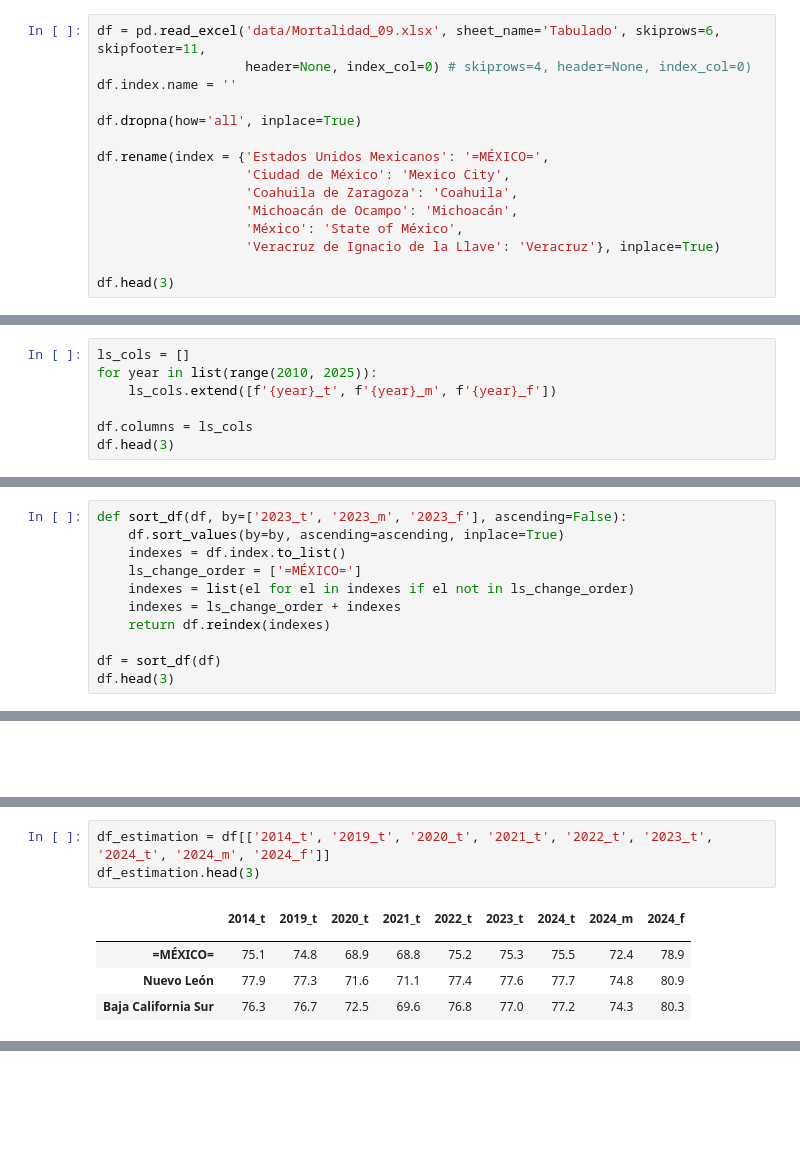
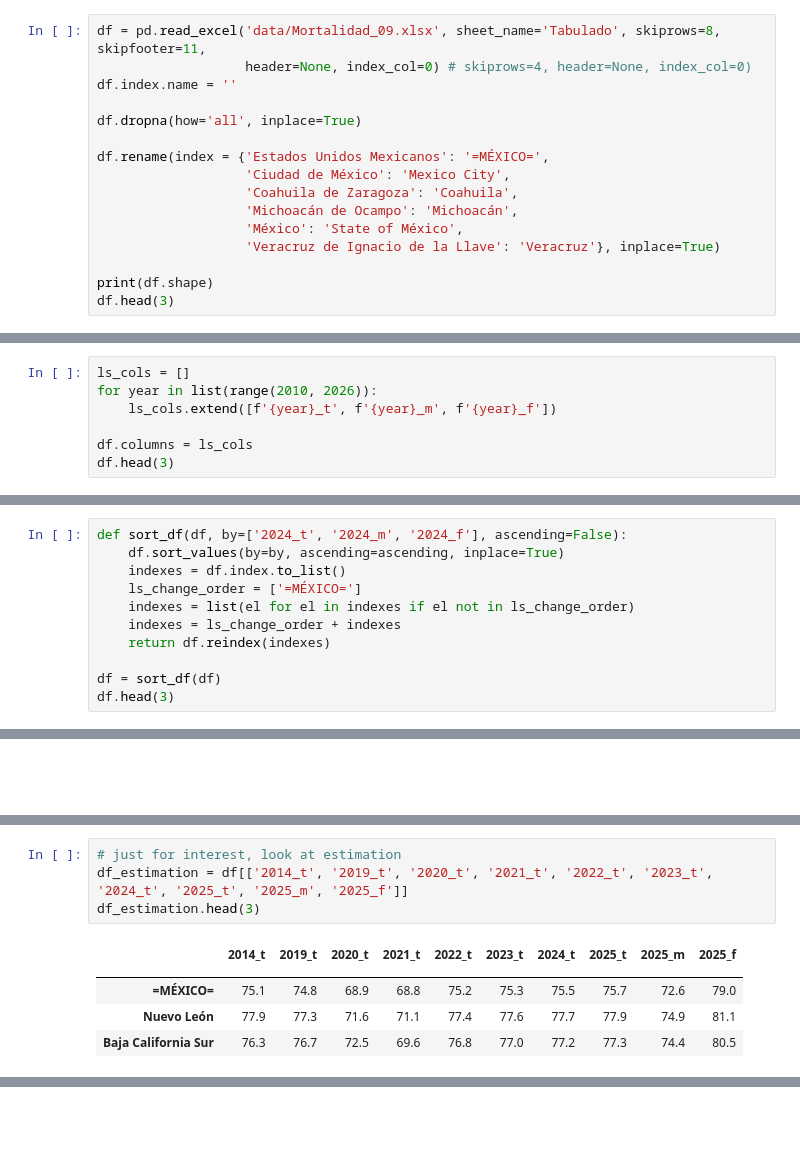
Before and after one commit to Lady3mlnm/Mini-programs-for-calculation-of-life-expectancy-in-countries, a Jupyter notebook: regions_Mexico/Mexican_table-v2_&_v3.ipynb, the cells around one changed output, grey strips where cells are left out. Saved outputs shown, nothing was run; the diff lists cells and outputs as text.

Commit message:
Scripts for Mexico are updated with data for 2024

```diff
--- a/regions_Mexico/Mexican_table-v2_&_v3.ipynb
+++ b/regions_Mexico/Mexican_table-v2_&_v3.ipynb
@@ -15,7 +15,7 @@ import mal_moduls_private.mal_total as mal
 # pd.options.display.min_rows = 4
 # pd.options.display.max_rows = 50
 # %%
-df = pd.read_excel('data/Mortalidad_09.xlsx', sheet_name='Tabulado', skiprows=6, skipfooter=11,
+df = pd.read_excel('data/Mortalidad_09.xlsx', sheet_name='Tabulado', skiprows=8, skipfooter=11,
                    header=None, index_col=0) # skiprows=4, header=None, index_col=0)
 df.index.name = ''
 
@@ -28,5 +28,6 @@ df.rename(index = {'Estados Unidos Mexicanos': '=MÉXICO=',
                    'México': 'State of México',
                    'Veracruz de Ignacio de la Llave': 'Veracruz'}, inplace=True)
 
+print(df.shape)
 df.head(3)
 # %% [output]
@@ -39,6 +41,6 @@ df.head(3)
 # %%
 ls_cols = []
-for year in list(range(2010, 2025)):
+for year in list(range(2010, 2026)):
     ls_cols.extend([f'{year}_t', f'{year}_m', f'{year}_f'])
 
 df.columns = ls_cols
@@ -53,5 +55,5 @@ df.head(3)
 # %%
-def sort_df(df, by=['2023_t', '2023_m', '2023_f'], ascending=False):
+def sort_df(df, by=['2024_t', '2024_m', '2024_f'], ascending=False):
     df.sort_values(by=by, ascending=ascending, inplace=True)
     indexes = df.index.to_list()
     ls_change_order = ['=MÉXICO=']
@@ -80,12 +82,13 @@ df[[f'{year}_t' for year in range(2010, 2025)]].head(3)
 | Nuevo León | 77.4 | 77.6 | 77.5 | 77.8 | 77.9 | 77.9 | 77.8 | 78.0 | 77.4 | 77.3 | 71.6 | ... |
 | Baja California Sur | 76.2 | 76.5 | 76.6 | 76.9 | 76.3 | 76.3 | 76.2 | 76.4 | 76.8 | 76.7 | 72.5 | ... |
 # %%
-df_estimation = df[['2014_t', '2019_t', '2020_t', '2021_t', '2022_t', '2023_t', '2024_t', '2024_m', '2024_f']]
+# just for interest, look at estimation
+df_estimation = df[['2014_t', '2019_t', '2020_t', '2021_t', '2022_t', '2023_t', '2024_t', '2025_t', '2025_m', '2025_f']]
 df_estimation.head(3)
 # %% [output]
-|  | 2014_t | 2019_t | 2020_t | 2021_t | 2022_t | 2023_t | 2024_t | 2024_m | 2024_f |
-|  |  |  |  |  |  |  |  |  |  |
-| =MÉXICO= | 75.1 | 74.8 | 68.9 | 68.8 | 75.2 | 75.3 | 75.5 | 72.4 | 78.9 |
-| Nuevo León | 77.9 | 77.3 | 71.6 | 71.1 | 77.4 | 77.6 | 77.7 | 74.8 | 80.9 |
-| Baja California Sur | 76.3 | 76.7 | 72.5 | 69.6 | 76.8 | 77.0 | 77.2 | 74.3 | 80.3 |
+|  | 2014_t | 2019_t | 2020_t | 2021_t | 2022_t | 2023_t | 2024_t | 2025_t | 2025_m | 2025_f |
+|  |  |  |  |  |  |  |  |  |  |  |
+| =MÉXICO= | 75.1 | 74.8 | 68.9 | 68.8 | 75.2 | 75.3 | 75.5 | 75.7 | 72.6 | 79.0 |
+| Nuevo León | 77.9 | 77.3 | 71.6 | 71.1 | 77.4 | 77.6 | 77.7 | 77.9 | 74.9 | 81.1 |
+| Baja California Sur | 76.3 | 76.7 | 72.5 | 69.6 | 76.8 | 77.0 | 77.2 | 77.3 | 74.4 | 80.5 |
 # %%
```
Also changed, not shown: parts of 10 cells of this notebook, 13 other files.
